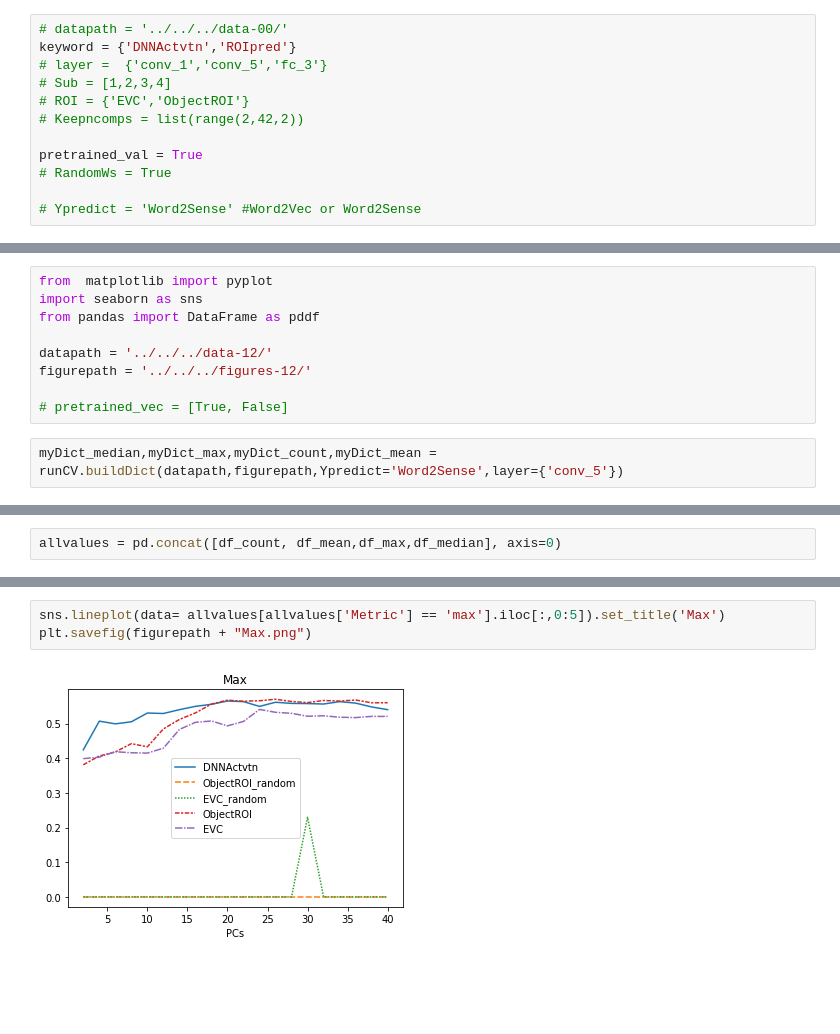
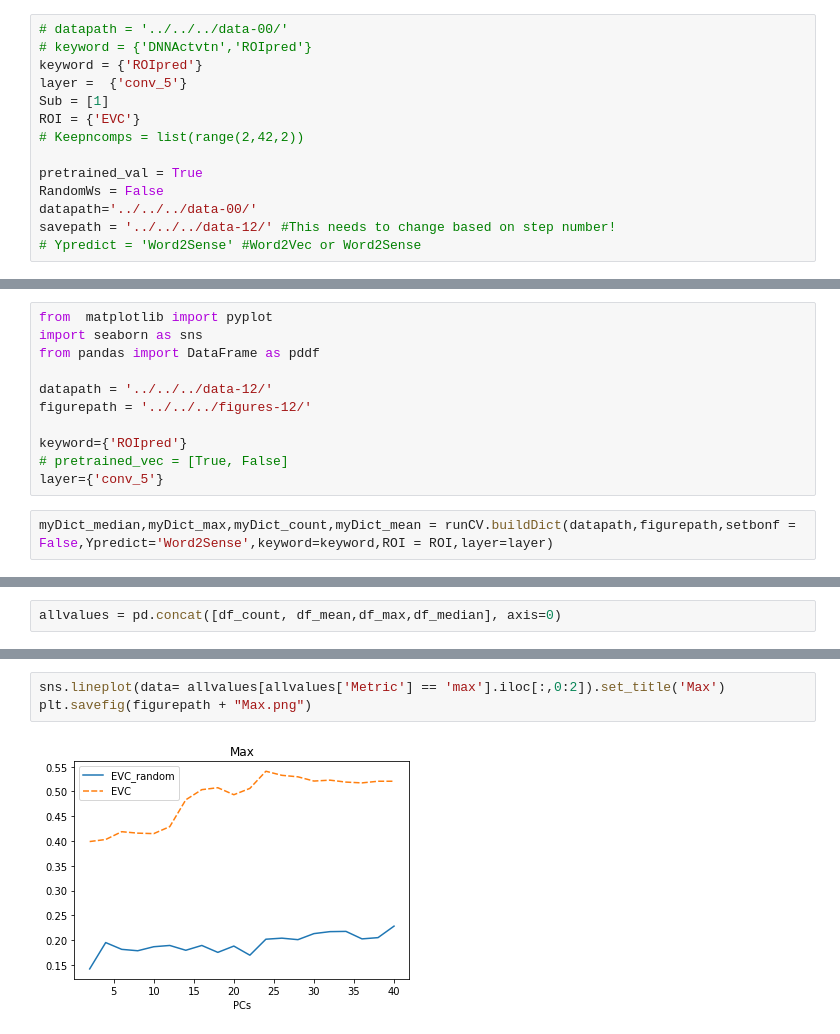
Before and after one commit to cm296/semantic, a Jupyter notebook: cm/code-01-analysis/step12_PredictWithRandomWeights.ipynb, the cells around one changed output, grey strips where cells are left out. Drawn from its saved outputs; the diff is of its cells as text; blank space fills up the shorter version.

```diff
--- a/cm/code-01-analysis/step12_PredictWithRandomWeights.ipynb
+++ b/cm/code-01-analysis/step12_PredictWithRandomWeights.ipynb
@@ -12,15 +11,17 @@ savepath = '../../../data-12/' #This needs to change based on step number!
 ### Determine parameters over which to do cross-validation
 # %%
 # datapath = '../../../data-00/'
-keyword = {'DNNActvtn','ROIpred'}
-# layer =  {'conv_1','conv_5','fc_3'}
-# Sub = [1,2,3,4]
-# ROI = {'EVC','ObjectROI'}
+# keyword = {'DNNActvtn','ROIpred'}
+keyword = {'ROIpred'}
+layer =  {'conv_5'}
+Sub = [1]
+ROI = {'EVC'}
 # Keepncomps = list(range(2,42,2))
 
 pretrained_val = True
-# RandomWs = True
-
+RandomWs = False
+datapath='../../../data-00/'
+savepath = '../../../data-12/' #This needs to change based on step number!
 # Ypredict = 'Word2Sense' #Word2Vec or Word2Sense
 # %%
 
@@ -51,9 +36,11 @@ from pandas import DataFrame as pddf
 datapath = '../../../data-12/'
 figurepath = '../../../figures-12/'
 
+keyword={'ROIpred'}
 # pretrained_vec = [True, False]
+layer={'conv_5'}
 # %%
-myDict_median,myDict_max,myDict_count,myDict_mean = runCV.buildDict(datapath,figurepath,Ypredict='Word2Sense',layer={'conv_5'})
+myDict_median,myDict_max,myDict_count,myDict_mean = runCV.buildDict(datapath,figurepath,setbonf = False,Ypredict='Word2Sense',keyword=keyword,ROI = ROI,layer=layer)
 # %%
 len(myDict_count['Metric'])
 # %% [output]
@@ -87,6 +74,6 @@ plt.savefig(figurepath + "Mean.png")
 # %%
-sns.lineplot(data= allvalues[allvalues['Metric'] == 'max'].iloc[:,0:5]).set_title('Max')
+sns.lineplot(data= allvalues[allvalues['Metric'] == 'max'].iloc[:,0:2]).set_title('Max')
 plt.savefig(figurepath + "Max.png")
 # %% [output]
-[figure, old version]
+[figure, new version]
 # %%
```
Also changed, not shown: parts of 8 cells of this notebook, 7 other files.
